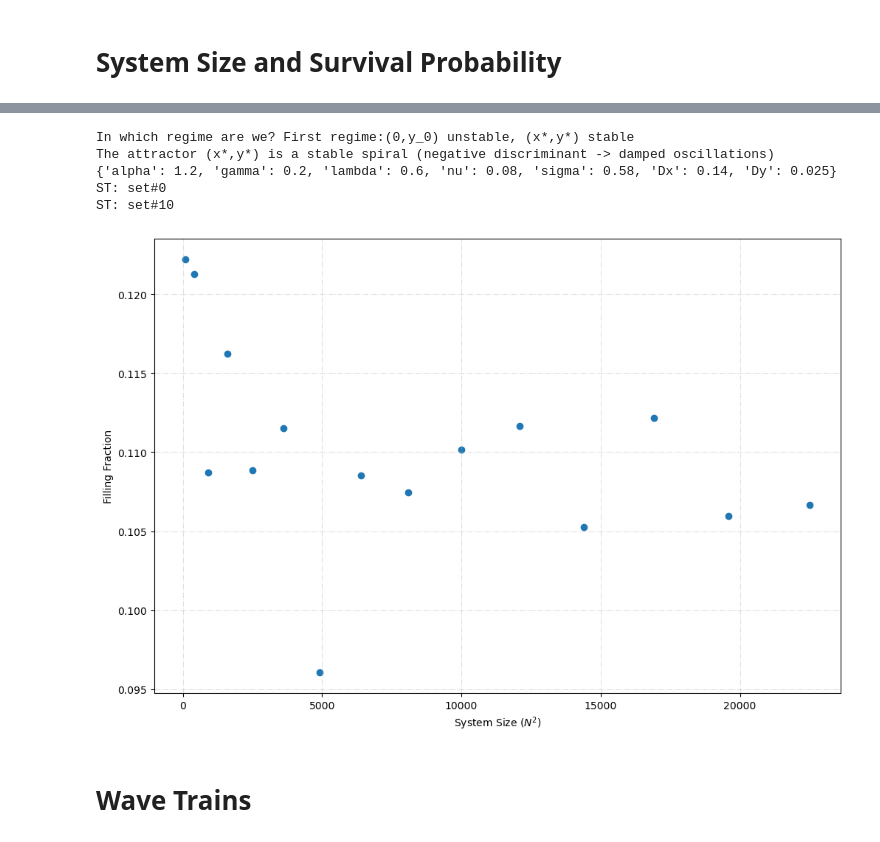
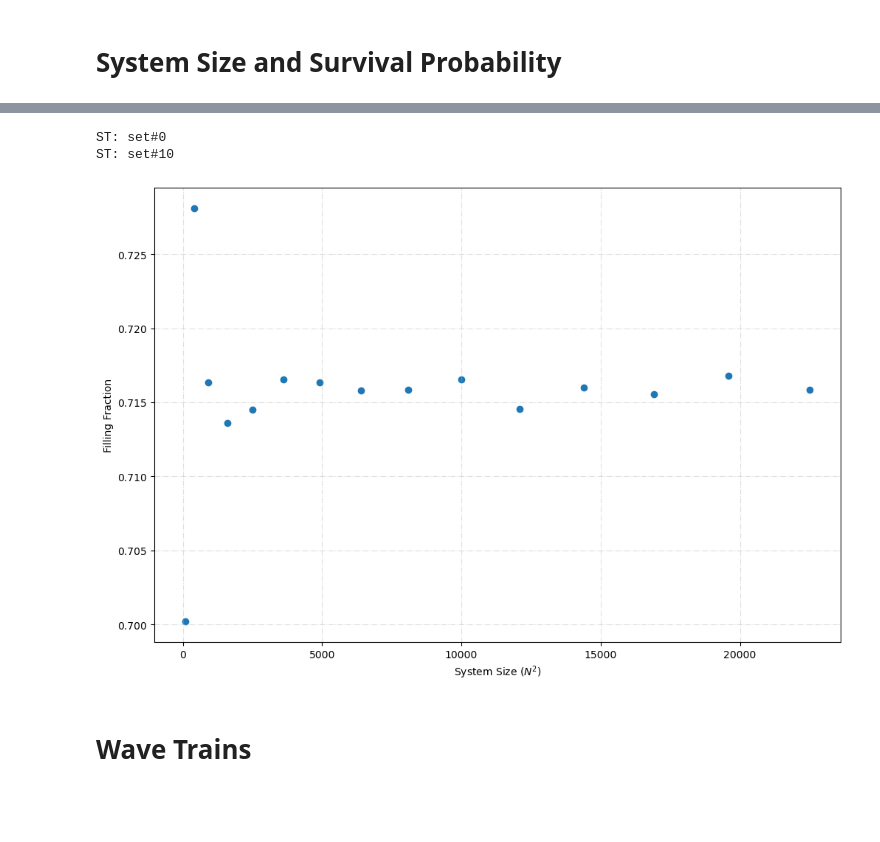
Before and after one commit to pietromalagoli/PCS, a Jupyter notebook: project.ipynb, the cells around one changed output, grey strips where cells are left out. Cells and saved outputs as stored; diff of their text form; code cells hidden in the pictures; blank space fills up the shorter version.

```diff
--- a/project.ipynb
+++ b/project.ipynb
@@ -1144,7 +748,7 @@ mean_extinction1 = np.zeros(Dxspan1.shape[0])
 for i,Dx in enumerate(Dxspan1):
     if i % 10 == 0:
         print(f'ST: set#{i}')
-    args = [(N1,time_steps,local_par1,2)]*n_iter
+    args = [(N1,time_steps,0.001,local_par1,2)]*n_iter
     extinction_mat1 = np.zeros((n_iter))
     with concurrent.futures.ProcessPoolExecutor(max_workers=max_workers) as exe:
         for j,res in enumerate(exe.map(model,args)):
@@ -1159,7 +763,7 @@ mean_extinction2 = np.zeros(Dxspan2.shape[0])
 for i,Dx in enumerate(Dxspan2):
     if i % 10 == 0:
         print(f'ST: set#{i}')
-    args = [(N2,time_steps,local_par2,2)]*n_iter
+    args = [(N2,time_steps,0.001,local_par2,2)]*n_iter
     extinction_mat2 = np.zeros((n_iter))
     with concurrent.futures.ProcessPoolExecutor(max_workers=max_workers) as exe:
         for j,res in enumerate(exe.map(model,args)):
@@ -1221,3 +825,21 @@ The best estimates of the parameter $\nu_{\parallel}$ are:
 - ISP 2D: $\nu_{\parallel} = (0.60346 \pm 0.03506)$
 # %% [markdown]
 # System Size and Survival Probability
+# %%
+# reproduce Figure 9
+dim = 2
+par['alpha']=1.6
+par['gamma']=0.1
+par['lambda']=0.4
+par['nu']=0.004
+par['sigma']=0.1
+par['Dx']=0.8
+par['Dy']=0.01
+m.stability(par)
+print(par)
+model = m.lattice2
+z0 = np.array([3,y0])       # set initial conditions
+time_steps = 500
+N = 100
+params = [dim,N,time_steps,0.001,z0,par,0]
+m.plot_evolution(params)
@@ -1224,19 +856,7 @@ The best estimates of the parameter $\nu_{\parallel}$ are:
 # %%
-# reproduce Figure 9
-par['alpha']=1.2
-par['gamma']=0.2
-par['lambda']=0.6
-par['nu']=0.08
-par['sigma']=0.58
-par['Dx']=0.14
-par['Dy']=0.025
-m.stability(par)
-print(par)
-model = m.lattice2
-time_steps = 500
+NSpan = np.linspace(10,150,15,dtype=np.int64)
 n_iter = 50
-
-NSpan = np.linspace(10,150,15,dtype=np.int64)
+params = [time_steps,0.001,par,n_iter,1]
 def figure9(model,NSpan:np.ndarray,params:list):
     """Function to evaluate the filling fraction for a STOCHASTIC model. Utilizes ProcessPollExecutor for parallel execution, leading to better performances.
 
@@ -1249,39 +869,36 @@ def figure9(model,NSpan:np.ndarray,params:list):
         n_iter (int, optional): number of iterations for each set of parameters. Defaults to 50.
 
     Returns:
         _type_: _description_
     """
-    timesteps, par, n_iter, mode = params
+    timesteps, dt, par, n_iter, mode = params
     F = np.stack([NSpan,np.zeros(NSpan.shape[0])],dtype=float)
     max_workers = min(os.cpu_count() or 1,n_iter,8)
     for i,N in enumerate(NSpan):
         if i % 10 == 0:
             print(f'ST: set#{i}')
-        args = [(N, timesteps, par, mode)] * n_iter
+        args = [(N, timesteps, dt, par, mode)] * n_iter
         success = 0
         if n_iter == 1:
             success = model(args[0])
         else:
             with concurrent.futures.ProcessPoolExecutor(max_workers=max_workers) as exe:
                 for res in exe.map(model,args):
                     success += res
         F[1,i] = success/n_iter
     return F
-params = [time_steps,par,n_iter,1]
+params = [time_steps,0.001,par,n_iter,1]
 
 F = figure9(model,NSpan,params)
 plt.figure(figsize=(12,8))
 plt.scatter(F[0,:]**2,F[1,:])
 plt.xlabel(r'System Size ($N^2$)')
 plt.ylabel('Filling Fraction')
 plt.grid(True,which='both',alpha=0.4,linestyle='-.')
 plt.show()
 # %% [output]
-In which regime are we? First regime:(0,y_0) unstable, (x*,y*) stable
-The attractor (x*,y*) is a stable spiral (negative discriminant -> damped oscillations)
-{'alpha': 1.2, 'gamma': 0.2, 'lambda': 0.6, 'nu': 0.08, 'sigma': 0.58, 'Dx': 0.14, 'Dy': 0.025}
 ST: set#0
 ST: set#10
-[figure, old version]
+[figure, new version]
 # %% [markdown]
 # Wave Trains
```
Also changed, not shown: parts of 28 cells of this notebook, 6 other files.
